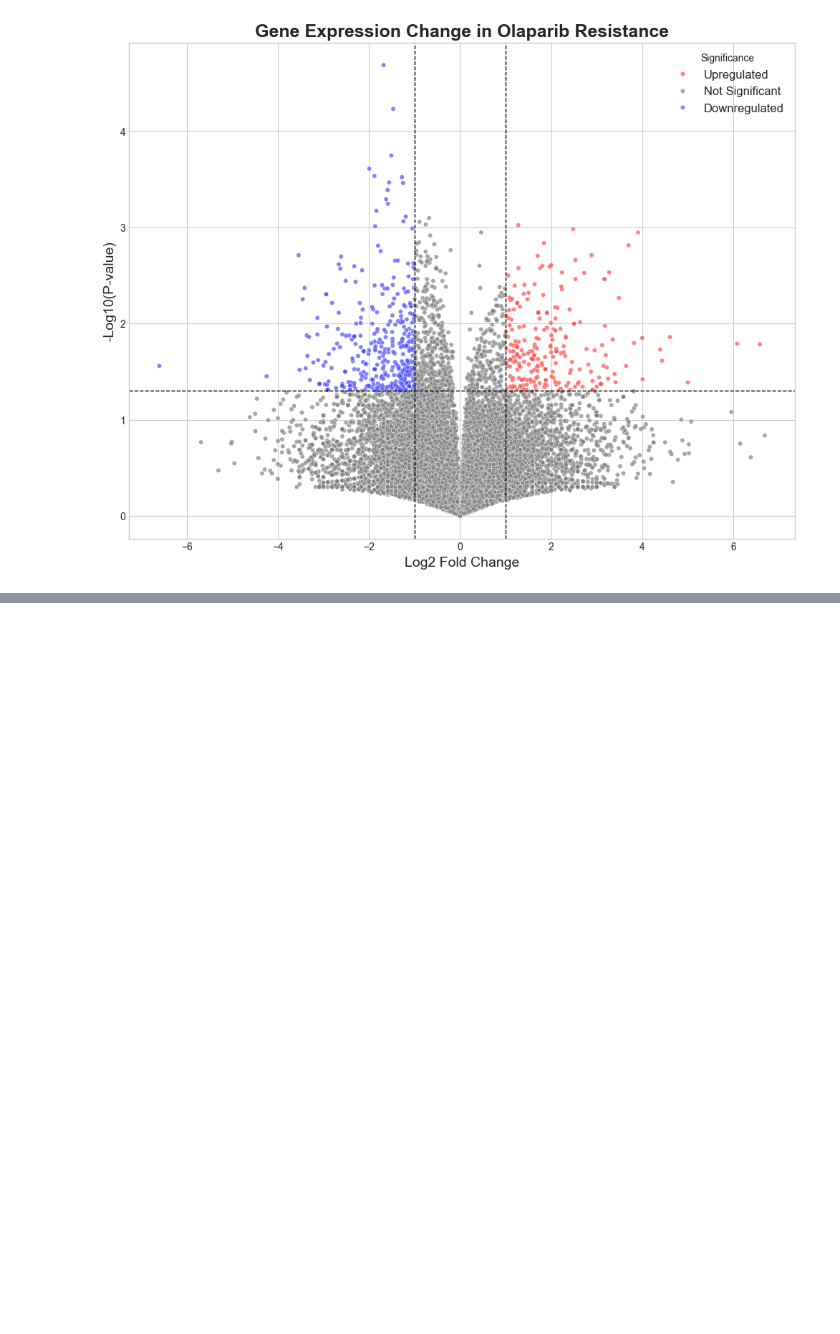
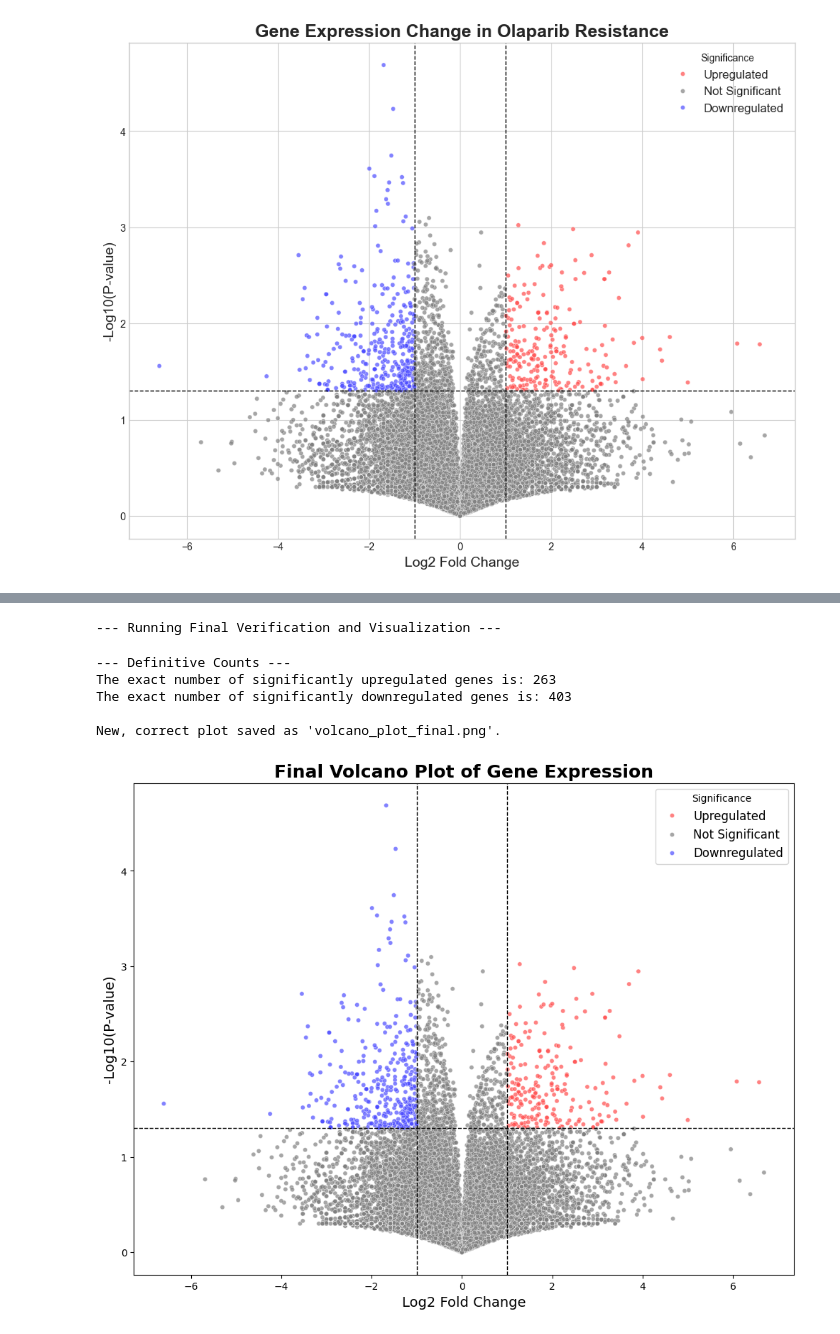
Before and after one commit to chowfan3/Comparative-Analysis-of-Drug-Resistance-in-Glioblastoma, a Jupyter notebook: Glioblastoma_Analysis.ipynb, the cells around one changed output, grey strips where cells are left out. Cells and saved outputs as stored; diff of their text form; code cells hidden in the pictures; blank space fills up the shorter version.

```diff
--- a/Glioblastoma_Analysis.ipynb
+++ b/Glioblastoma_Analysis.ipynb
@@ -126,0 +662,74 @@ Volcano plot saved as 'volcano_plot.png'.
+# %%
+import pandas as pd
+import numpy as np
+from scipy.stats import ttest_ind
+import matplotlib.pyplot as plt
+import seaborn as sns
+
+print("--- Running Final Verification and Visualization ---")
+try:
+    # 1. Load and clean the data
+    file_path = 'GSE295766_All.FPKM.xls'
+    df = pd.read_excel(file_path, engine='xlrd')
+    fpkm_columns = ['T1.FPKM', 'T2.FPKM', 'TO1.FPKM', 'TO2.FPKM']
+    for col in fpkm_columns:
+        df[col] = pd.to_numeric(df[col], errors='coerce').fillna(0)
+
+    # 2. Run the full analysis
+    control_replicates = ['T1.FPKM', 'T2.FPKM']
+    resistant_replicates = ['TO1.FPKM', 'TO2.FPKM']
+    df['Control_Avg_FPKM'] = df[control_replicates].mean(axis=1)
+    df['Resistant_Avg_FPKM'] = df[resistant_replicates].mean(axis=1)
+    filtered_df = df[(df['Control_Avg_FPKM'] > 1) | (df['Resistant_Avg_FPKM'] > 1)].copy()
+    stats, p_values = ttest_ind(filtered_df[control_replicates], filtered_df[resistant_replicates], axis=1, equal_var=False)
+    filtered_df['p_value'] = p_values
+    pseudocount = 1
+    filtered_df['log2FoldChange'] = np.log2((filtered_df['Resistant_Avg_FPKM'] + pseudocount) / (filtered_df['Control_Avg_FPKM'] + pseudocount))
+
+    # 3. Define Significance based on our strict criteria
+    filtered_df['significance'] = 'Not Significant'
+    filtered_df.loc[(filtered_df['log2FoldChange'] > 1) & (filtered_df['p_value'] < 0.05), 'significance'] = 'Upregulated'
+    filtered_df.loc[(filtered_df['log2FoldChange'] < -1) & (filtered_df['p_value'] < 0.05), 'significance'] = 'Downregulated'
+
+    # 4. Get the definitive counts from the same DataFrame used for plotting
+    upregulated_count = len(filtered_df[filtered_df['significance'] == 'Upregulated'])
+    downregulated_count = len(filtered_df[filtered_df['significance'] == 'Downregulated'])
+
+    print("\n--- Definitive Counts ---")
+    print(f"The exact number of significantly upregulated genes is: {upregulated_count}")
+    print(f"The exact number of significantly downregulated genes is: {downregulated_count}")
+
+    # 5. Generate and save the new, correct volcano plot
+    filtered_df['-log10_p_value'] = -np.log10(filtered_df['p_value'].fillna(1))
+
+    plt.figure(figsize=(12, 9))
+    sns.scatterplot(
+        data=filtered_df,
+        x='log2FoldChange',
+        y='-log10_p_value',
+        hue='significance',
+        palette={'Upregulated': '#ff4d4d', 'Downregulated': '#4d4dff', 'Not Significant': 'grey'},
+        alpha=0.7, s=20
+    )
+    plt.axhline(y=-np.log10(0.05), color='black', linestyle='--', linewidth=1)
+    plt.axvline(x=1, color='black', linestyle='--', linewidth=1)
+    plt.axvline(x=-1, color='black', linestyle='--', linewidth=1)
+    plt.title('Final Volcano Plot of Gene Expression', fontsize=18, weight='bold')
+    plt.xlabel('Log2 Fold Change', fontsize=14)
+    plt.ylabel('-Log10(P-value)', fontsize=14)
+    plt.legend(title='Significance', fontsize='large')
+
+    plt.savefig('volcano_plot_final.png', dpi=300, bbox_inches='tight')
+    print("\nNew, correct plot saved as 'volcano_plot_final.png'.")
+    plt.show()
+
+except Exception as e:
+    print(f"\nAn unexpected error occurred: {e}")
+# %% [output]
+--- Running Final Verification and Visualization ---
+--- Definitive Counts ---
+The exact number of significantly upregulated genes is: 263
+The exact number of significantly downregulated genes is: 403
+
+New, correct plot saved as 'volcano_plot_final.png'.
+[figure, added]
```
Also changed, not shown: parts of 20 cells of this notebook, 4 other files.
